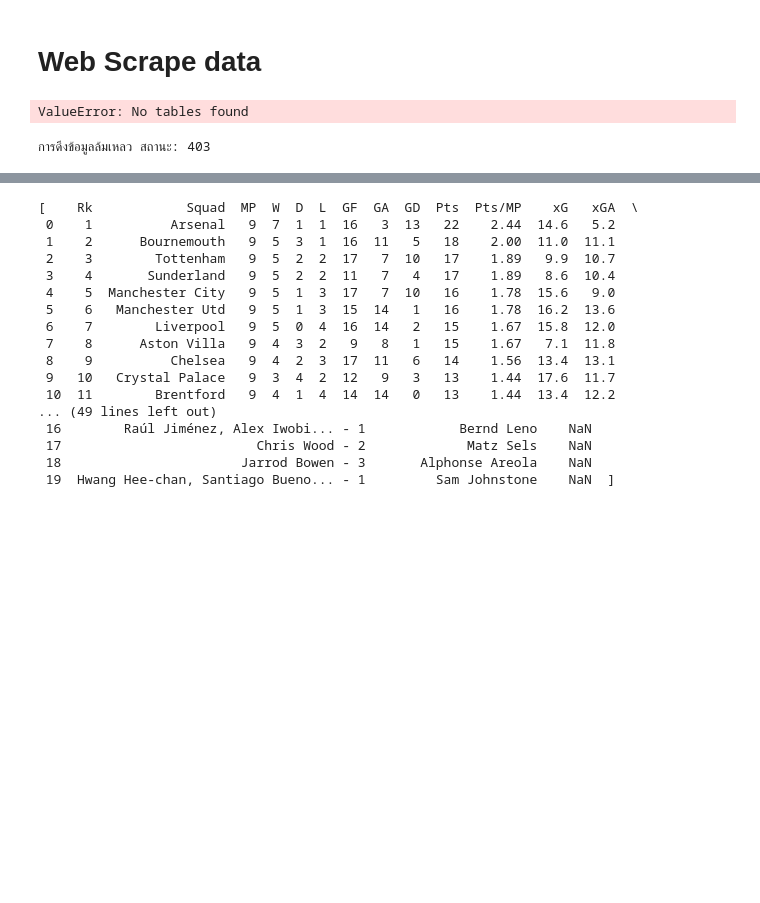
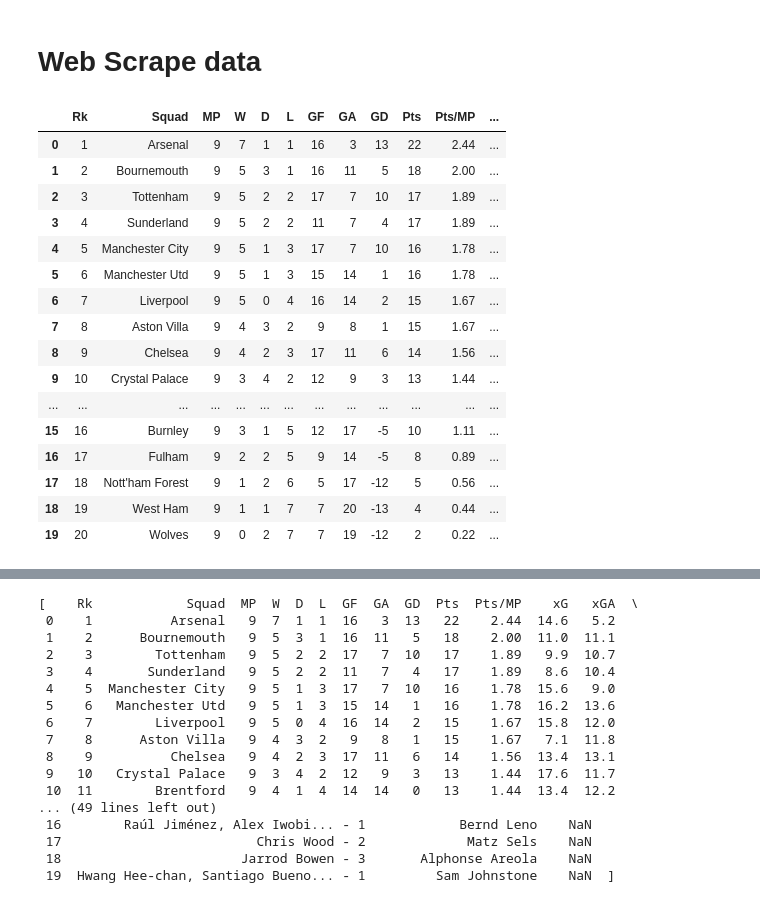
Before and after one commit to siriwatsc-debug/DADS5001-HW2, a Jupyter notebook: DADS5001_HW.ipynb, the cells around one changed output, grey strips where cells are left out. Cells and saved outputs as stored; diff of their text form; code cells hidden in the pictures; blank space fills up the shorter version.

```diff
--- a/DADS5001_HW.ipynb
+++ b/DADS5001_HW.ipynb
@@ -1499,37 +1892,28 @@ Successfully installed cloudscraper-1.2.71
 # Web Scrape data
 # %%
 # Simple web scraping : NOT work
+import pandas as pd
+url = 'https://fbref.com/en/comps/9/Premier-League-Stats'
 
-import pandas as pd
-
-df = pd.read_html('https://fbref.com/en/comps/8/Premier-League-Stats', attrs={"id":"results2025-202691_overall"})[0]
-
-#results2025-202691_overall
+# table : results2025-202691_overall
+#df = pd.read_html(url, attrs={"id":"results2025-202691_overall"})[0]
+df = pd.read_html(url)[0]
+df
 # %% [output]
-ValueError: No tables found
+|  | Rk | Squad | MP | W | D | L | GF | GA | GD | Pts | Pts/MP | ... |
+| 0 | 1 | Arsenal | 9 | 7 | 1 | 1 | 16 | 3 | 13 | 22 | 2.44 | ... |
+| 1 | 2 | Bournemouth | 9 | 5 | 3 | 1 | 16 | 11 | 5 | 18 | 2.00 | ... |
+| 2 | 3 | Tottenham | 9 | 5 | 2 | 2 | 17 | 7 | 10 | 17 | 1.89 | ... |
+| 3 | 4 | Sunderland | 9 | 5 | 2 | 2 | 11 | 7 | 4 | 17 | 1.89 | ... |
+| 4 | 5 | Manchester City | 9 | 5 | 1 | 3 | 17 | 7 | 10 | 16 | 1.78 | ... |
+| 5 | 6 | Manchester Utd | 9 | 5 | 1 | 3 | 15 | 14 | 1 | 16 | 1.78 | ... |
+| 6 | 7 | Liverpool | 9 | 5 | 0 | 4 | 16 | 14 | 2 | 15 | 1.67 | ... |
+| 7 | 8 | Aston Villa | 9 | 4 | 3 | 2 | 9 | 8 | 1 | 15 | 1.67 | ... |
+| 8 | 9 | Chelsea | 9 | 4 | 2 | 3 | 17 | 11 | 6 | 14 | 1.56 | ... |
+| 9 | 10 | Crystal Palace | 9 | 3 | 4 | 2 | 12 | 9 | 3 | 13 | 1.44 | ... |
+| ... | ... | ... | ... | ... | ... | ... | ... | ... | ... | ... | ... | ... |
+| 15 | 16 | Burnley | 9 | 3 | 1 | 5 | 12 | 17 | -5 | 10 | 1.11 | ... |
+| 16 | 17 | Fulham | 9 | 2 | 2 | 5 | 9 | 14 | -5 | 8 | 0.89 | ... |
+| 17 | 18 | Nott'ham Forest | 9 | 1 | 2 | 6 | 5 | 17 | -12 | 5 | 0.56 | ... |
+| 18 | 19 | West Ham | 9 | 1 | 1 | 7 | 7 | 20 | -13 | 4 | 0.44 | ... |
+| 19 | 20 | Wolves | 9 | 0 | 2 | 7 | 7 | 19 | -12 | 2 | 0.22 | ... |
-# %%
-import cloudscraper
-
-# 1. สร้าง Cloudscraper instance
-# scraper จะทำหน้าที่จัดการการส่งคำขอ HTTP เหมือนกับ requests.Session()
-scraper = cloudscraper.create_scraper()
-
-# 2. กำหนด URL เป้าหมาย (ในตัวอย่างนี้ใช้ URL ที่สมมติขึ้น)
-# คุณสามารถลองใช้กับเว็บไซต์ที่ทราบว่ามีการป้องกันของ Cloudflare
-#url = "https://example.com"
-
-url ="https://fbref.com/en/comps/8/Premier-League-Stats"
-
-# 3. ส่งคำขอ GET ไปยัง URL
-response = scraper.get(url)
-
-# 4. ตรวจสอบสถานะการตอบกลับและแสดงผลเนื้อหา
-if response.status_code == 200:
-    print("การดึงข้อมูลสำเร็จ! สถานะ:", response.status_code)
-    # แสดงเนื้อหา HTML บางส่วนที่ได้รับกลับมา
-    print("\nตัวอย่างเนื้อหา (500 ตัวอักษรแรก):\n")
-    print(response.text[:500])
-else:
-    print(f"การดึงข้อมูลล้มเหลว สถานะ: {response.status_code}")
-# %% [output]
-การดึงข้อมูลล้มเหลว สถานะ: 403
```
Also changed, not shown: parts of 27 cells of this notebook.
